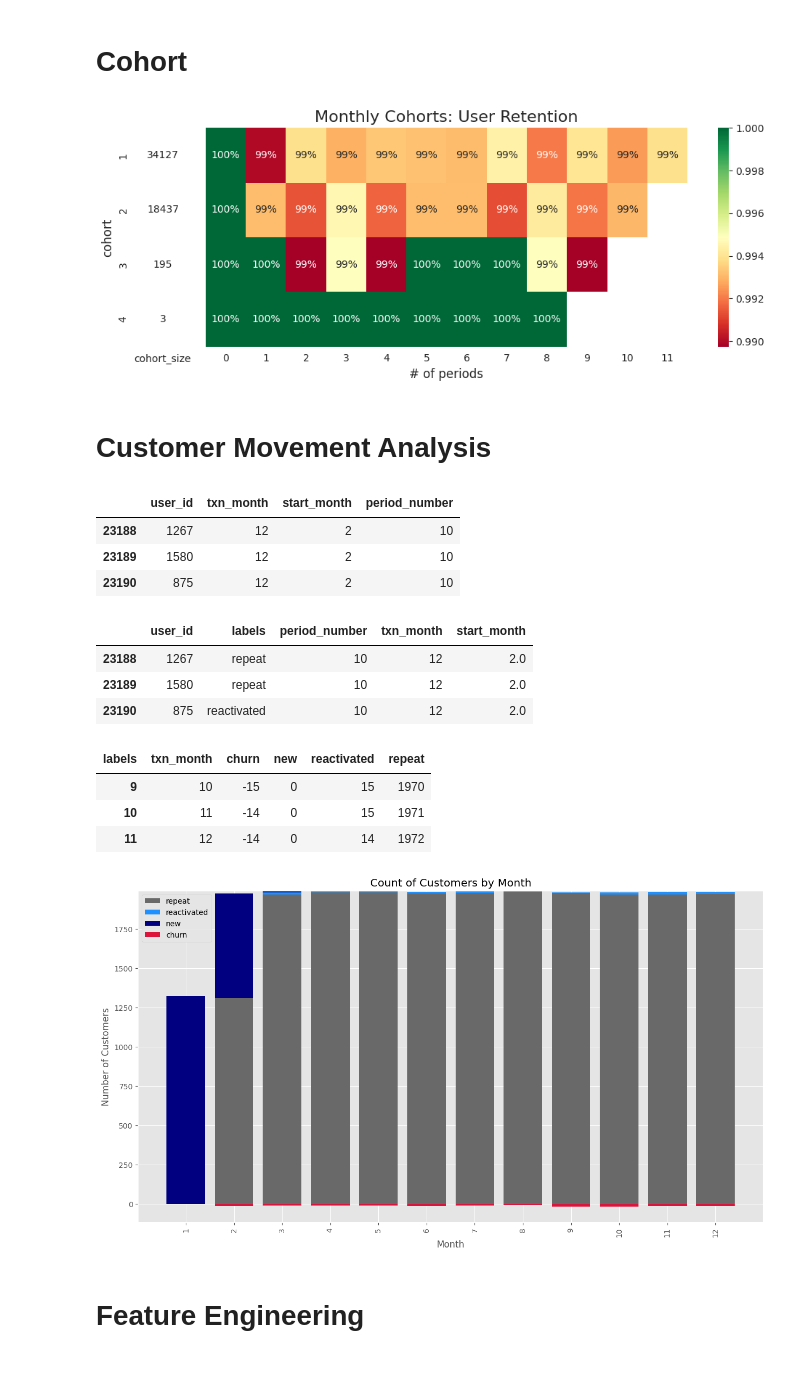
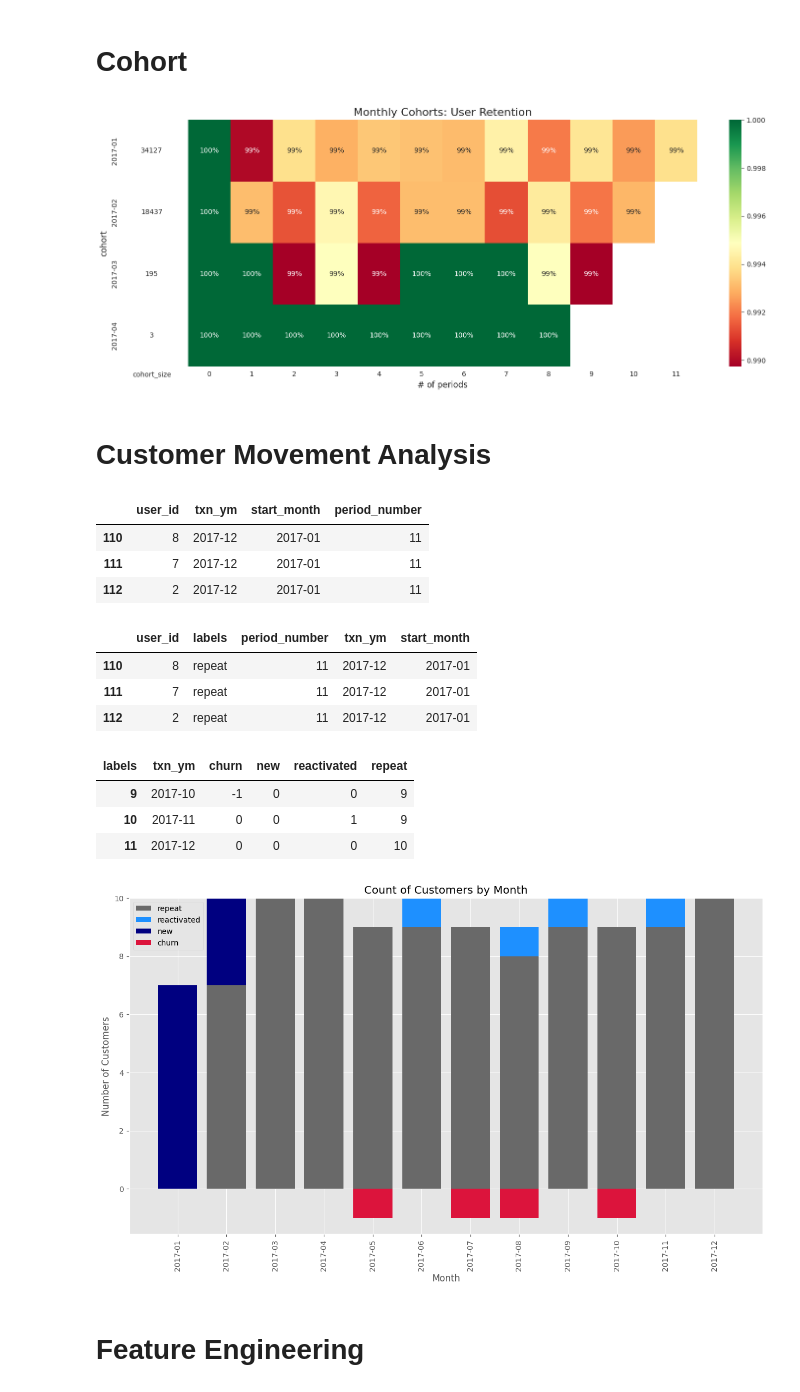
Before and after one commit to terjirapat/CreditCardChurning, a Jupyter notebook: main.ipynb, the cells around one changed output. Cells and saved outputs as stored; diff of their text form; code cells hidden in the pictures.

```diff
--- a/main.ipynb
+++ b/main.ipynb
@@ -394,6 +432,7 @@ sns.histplot(df_cardinfo['cr_lmt_amt'])
 ## df_cctxn
 # %%
 df_cctxn['txn_dt'] = pd.to_datetime(df_cctxn['txn_dt'])
+df_cctxn['txn_ym'] = df_cctxn['txn_dt'].dt.to_period('M')
 df_cctxn['txn_month'] = df_cctxn['txn_dt'].dt.month
 # %%
 df_cctxn.head()
@@ -499,7 +562,7 @@ cohort_size = cohort_pivot.iloc[:,0]
 retention_matrix = cohort_pivot.divide(cohort_size, axis = 0)
 # %%
 with sns.axes_style("white"):
-    fig, ax = plt.subplots(1, 2, figsize=(10, 4), sharey=True, gridspec_kw={'width_ratios': [1, 11]})
+    fig, ax = plt.subplots(1, 2, figsize=(15, 6), sharey=True, gridspec_kw={'width_ratios': [1, 11]})
 
     # retention matrix
     sns.heatmap(retention_matrix,
@@ -524,28 +587,28 @@ with sns.axes_style("white"):
 
     fig.tight_layout()
 # %% [output]
-[figure, old version]
+[figure, new version]
 # %% [markdown]
 # Customer Movement Analysis
 # %%
 df_churn = df_cctxn.copy()
-df_churn = df_churn[['user_id', 'txn_month']].drop_duplicates().sort_values(by='txn_month').reset_index(drop=True)
-df_churn['start_month'] = df_churn.groupby('user_id')['txn_month'].transform('min')
-df_churn['period_number'] = (df_churn['txn_month'] - df_churn['start_month'])
+df_churn = df_churn[['user_id', 'txn_ym']].drop_duplicates().sort_values(by='txn_ym').reset_index(drop=True)
+df_churn['start_month'] = df_churn.groupby('user_id')['txn_ym'].transform('min')
+df_churn['period_number'] = (df_churn['txn_ym'] - df_churn['start_month']).apply(attrgetter('n')).astype(int)
 
-# df_churn = df_churn[df_churn['user_id']<2000].reset_index(drop=True)
+df_churn = df_churn[df_churn['user_id']<10].reset_index(drop=True)
 
 df_churn.tail(3)
 # %% [output]
-|  | user_id | txn_month | start_month | period_number |
-| 23188 | 1267 | 12 | 2 | 10 |
-| 23189 | 1580 | 12 | 2 | 10 |
-| 23190 | 875 | 12 | 2 | 10 |
+|  | user_id | txn_ym | start_month | period_number |
+| 110 | 8 | 2017-12 | 2017-01 | 11 |
+| 111 | 7 | 2017-12 | 2017-01 | 11 |
+| 112 | 2 | 2017-12 | 2017-01 | 11 |
 # %%
 # set status labels
 
-df_churn['labels'] = df_churn.apply(lambda row: 'new' if row['txn_month'] == row['start_month'] else '', axis=1)
-maxmonth = df_churn['txn_month'].max()
+df_churn['labels'] = df_churn.apply(lambda row: 'new' if row['txn_ym'] == row['start_month'] else '', axis=1)
+maxmonth = df_churn['txn_ym'].max()
 
 for user_id in df_churn['user_id'].unique() :
     period = df_churn.loc[df_churn['user_id'] == user_id, :]['period_number']
@@ -558,66 +621,66 @@ for user_id in df_churn['user_id'].unique() :
 
         elif n+1 < p :
             last_order = df_churn.loc[(df_churn['user_id'] == user_id) & (df_churn['period_number'] == n)]
-            new_row = pd.DataFrame({'user_id': user_id, 'labels': 'churn', 'period_number':n+1, 'txn_month':last_order['txn_month'].values[0]+1}, index=[0])
+            new_row = pd.DataFrame({'user_id': user_id, 'labels': 'churn', 'period_number':n+1, 'txn_ym':last_order['txn_ym'].values[0]+1}, index=[0])
             df_churn = pd.concat([new_row,df_churn.loc[:]])
 
             df_churn.loc[(df_churn['user_id'] == user_id) & (df_churn['period_number'] == p), ['labels']] = df_churn.loc[(df_churn['user_id'] == user_id) & (df_churn['period_number'] == p), ['labels']].replace('','reactivated')
             n=p
 
-    user_maxmonth = df_churn[df_churn['user_id'] == user_id]['txn_month'].max()
+    user_maxmonth = df_churn[df_churn['user_id'] == user_id]['txn_ym'].max()
     if user_maxmonth != maxmonth:
-        new_row = pd.DataFrame({'user_id': user_id, 'labels': 'churn', 'period_number':p+1, 'txn_month':user_maxmonth+1}, index=[0])
+        new_row = pd.DataFrame({'user_id': user_id, 'labels': 'churn', 'period_number':p+1, 'txn_ym':user_maxmonth+1}, index=[0])
         df_churn = pd.concat([new_row,df_churn.loc[:]])
 
 df_churn.tail(3)
 # %% [output]
-|  | user_id | labels | period_number | txn_month | start_month |
-| 23188 | 1267 | repeat | 10 | 12 | 2.0 |
-| 23189 | 1580 | repeat | 10 | 12 | 2.0 |
-| 23190 | 875 | reactivated | 10 | 12 | 2.0 |
+|  | user_id | labels | period_number | txn_ym | start_month |
+| 110 | 8 | repeat | 11 | 2017-12 | 2017-01 |
+| 111 | 7 | repeat | 11 | 2017-12 | 2017-01 |
+| 112 | 2 | repeat | 11 | 2017-12 | 2017-01 |
 # %%
-df_churn_plot = pd.pivot_table(data=df_churn, values='user_id', index='txn_month', columns='labels', aggfunc='count', fill_value=0).reset_index()
+df_churn_plot = pd.pivot_table(data=df_churn, values='user_id', index='txn_ym', columns='labels', aggfunc='count', fill_value=0).reset_index()
 df_churn_plot['churn'] = -df_churn_plot['churn']
-df_churn_plot['txn_month'] = df_churn_plot['txn_month'].astype('str')
+df_churn_plot['txn_ym'] = df_churn_plot['txn_ym'].astype('str')
 
 df_churn_plot.tail(3)
 # %% [output]
-| labels | txn_month | churn | new | reactivated | repeat |
-| 9 | 10 | -15 | 0 | 15 | 1970 |
-| 10 | 11 | -14 | 0 | 15 | 1971 |
-| 11 | 12 | -14 | 0 | 14 | 1972 |
+| labels | txn_ym | churn | new | reactivated | repeat |
+| 9 | 2017-10 | -1 | 0 | 0 | 9 |
+| 10 | 2017-11 | 0 | 0 | 1 | 9 |
+| 11 | 2017-12 | 0 | 0 | 0 | 10 |
 # %%
 plt.figure(figsize=(15,8))
 ax = plt.gca()
 bottoms = 0
 
 labels = ['repeat', 'reactivated', 'new']
 c = ['dimgrey', 'dodgerblue', 'navy']
 for i in range(len(labels)):
-  plt.bar( x = df_churn_plot['txn_month'],
+  plt.bar( x = df_churn_plot['txn_ym'],
            height=df_churn_plot[labels[i]],
            color = c[i],
            bottom=bottoms,
            label=labels[i])
 
   bottoms += df_churn_plot[labels[i]].fillna(0)
 
 ax.bar(height=df_churn_plot['churn'],
-       x=df_churn_plot['txn_month'],
+       x=df_churn_plot['txn_ym'],
        color='crimson',
        bottom=0,
        label='churn')
 
 plt.xticks(rotation='vertical')
 
 plt.legend(loc='upper left')
 plt.xlabel('Month')
 plt.ylabel('Number of Customers')
 plt.title('Count of Customers by Month')
 
 plt.show()
 # %% [output]
-[figure, old version]
+[figure, new version]
 # %% [markdown]
 # Feature Engineering
 # %%
```
Also changed, not shown: parts of 36 cells of this notebook.
